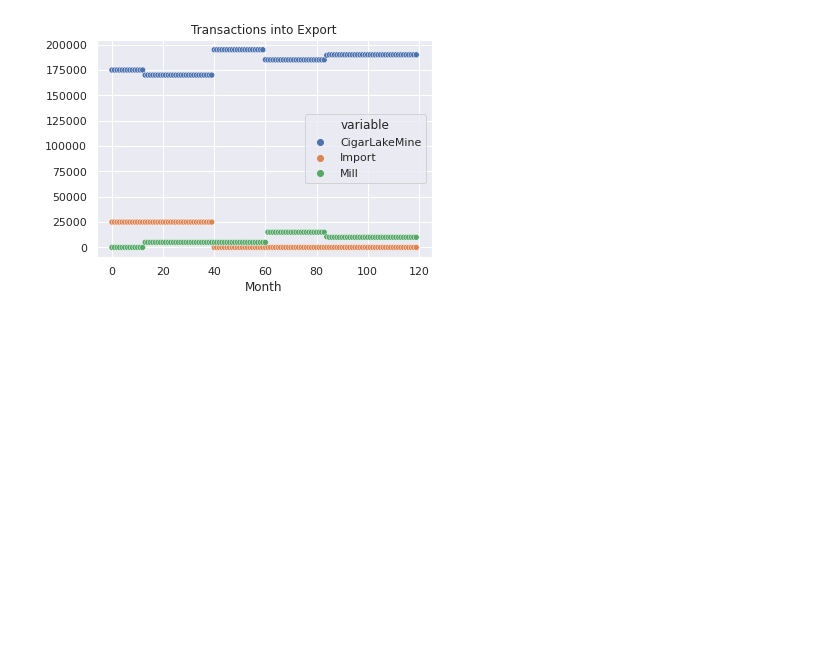
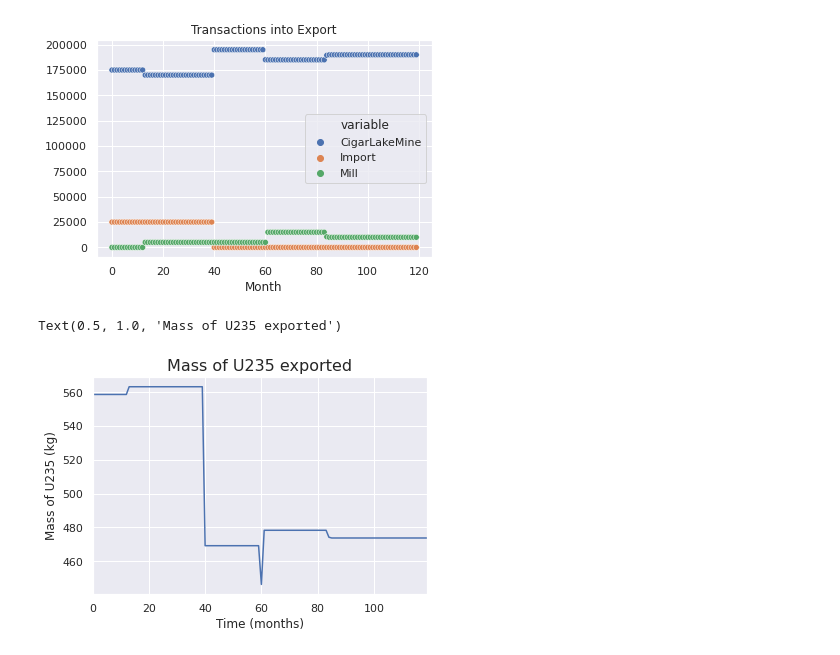
Before and after one commit to nuclearkatie/cyclus-live-demo, a Jupyter notebook: separate-ore/separate-ore-analysis.ipynb, the cells around one changed output. Drawn from its saved outputs; the diff is of its cells as text; code cells hidden in the pictures; blank space fills up the shorter version.

```diff
--- a/separate-ore/separate-ore-analysis.ipynb
+++ b/separate-ore/separate-ore-analysis.ipynb
@@ -44,3 +45,12 @@ g.set(xlabel='Month', ylabel='', title='Transactions into Export')
  Text(0, 0.5, ''),
  Text(0.5, 1.0, 'Transactions into Export')]
 [figure]
+# %%
+U235_mass = tm.transactions(evaler=ev, receivers=['Export'], nucs=['92235'])
+U235_mass.plot(x='Time', legend=False)
+plt.xlabel('Time (months)',fontsize=12)
+plt.ylabel('Mass of U235 (kg)',fontsize=12)
+plt.title('Mass of U235 exported',fontsize=16)
+# %% [output]
+Text(0.5, 1.0, 'Mass of U235 exported')
+[figure, added]
```
Also changed, not shown: parts of 2 cells of this notebook, 2 other files.
